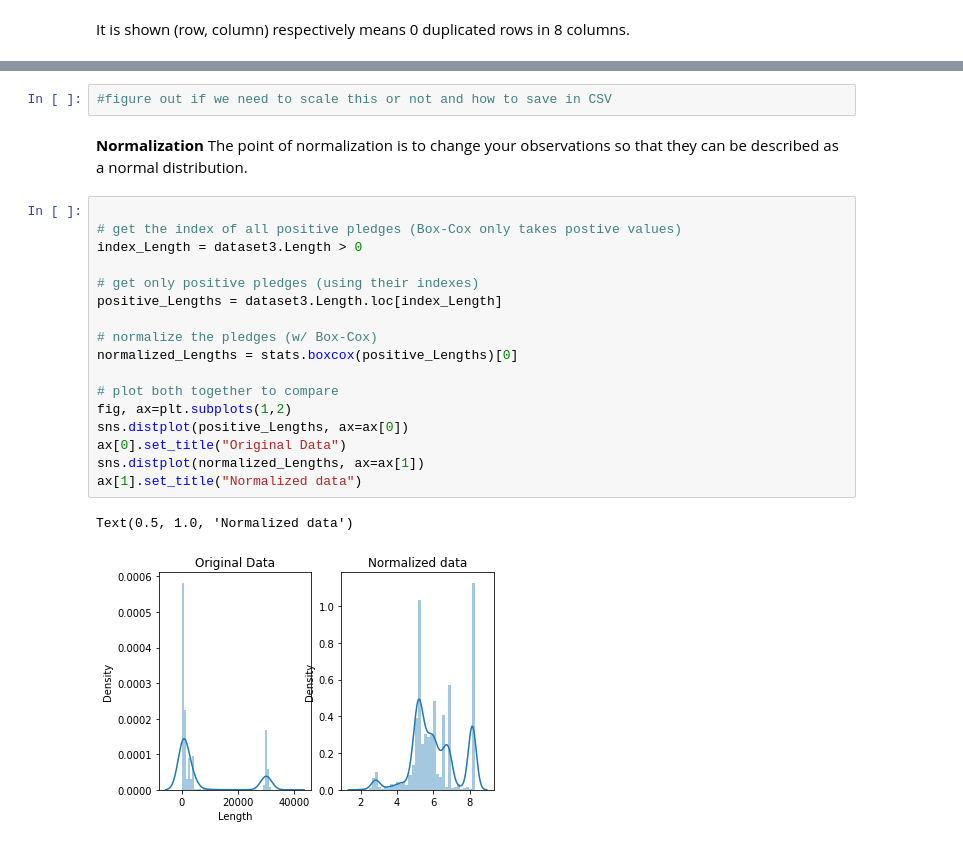
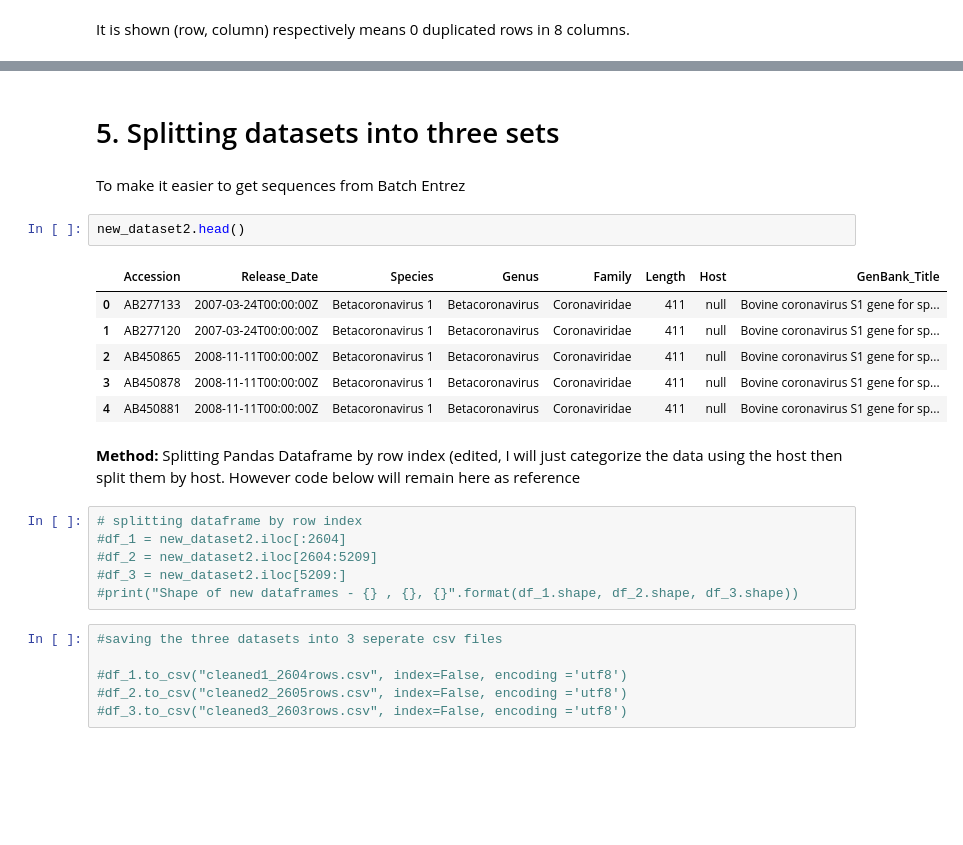
Before and after one commit to idchlyserut/Python_Learning, a Jupyter notebook: data_preprocessing.ipynb, the cells around one changed output, grey strips where cells are left out. Drawn from its saved outputs; the diff is of its cells as text; blank space fills up the shorter version.

```diff
--- a/data_preprocessing.ipynb
+++ b/data_preprocessing.ipynb
@@ -200,25 +202,27 @@ Text(0.5, 1.0, 'Scaled data')
-# %%
-#figure out if we need to scale this or not and how to save in CSV
-# %% [markdown]
-**Normalization**
-The point of normalization is to change your observations so that they can be described as a normal distribution.
-# %%
-
-# get the index of all positive pledges (Box-Cox only takes postive values)
-index_Length = dataset3.Length > 0
-
-# get only positive pledges (using their indexes)
-positive_Lengths = dataset3.Length.loc[index_Length]
-
-# normalize the pledges (w/ Box-Cox)
-normalized_Lengths = stats.boxcox(positive_Lengths)[0]
-
-# plot both together to compare
-fig, ax=plt.subplots(1,2)
-sns.distplot(positive_Lengths, ax=ax[0])
-ax[0].set_title("Original Data")
-sns.distplot(normalized_Lengths, ax=ax[1])
-ax[1].set_title("Normalized data")
-# %% [output]
-Text(0.5, 1.0, 'Normalized data')
-[figure, removed]
+# %% [markdown]
+# 5. Splitting datasets into three sets
+# %% [markdown]
+To make it easier to get sequences from Batch Entrez
+# %%
+new_dataset2.head()
+# %% [output]
+|  | Accession | Release_Date | Species | Genus | Family | Length | Host | GenBank_Title |
+| 0 | AB277133 | 2007-03-24T00:00:00Z | Betacoronavirus 1 | Betacoronavirus | Coronaviridae | 411 | null | Bovine coronavirus S1 gene for sp... |
+| 1 | AB277120 | 2007-03-24T00:00:00Z | Betacoronavirus 1 | Betacoronavirus | Coronaviridae | 411 | null | Bovine coronavirus S1 gene for sp... |
+| 2 | AB450865 | 2008-11-11T00:00:00Z | Betacoronavirus 1 | Betacoronavirus | Coronaviridae | 411 | null | Bovine coronavirus S1 gene for sp... |
+| 3 | AB450878 | 2008-11-11T00:00:00Z | Betacoronavirus 1 | Betacoronavirus | Coronaviridae | 411 | null | Bovine coronavirus S1 gene for sp... |
+| 4 | AB450881 | 2008-11-11T00:00:00Z | Betacoronavirus 1 | Betacoronavirus | Coronaviridae | 411 | null | Bovine coronavirus S1 gene for sp... |
+# %% [markdown]
+**Method:** Splitting Pandas Dataframe by row index (edited, I will just categorize the data using the host then split them by host. However code below will remain here as reference
+# %%
+# splitting dataframe by row index
+#df_1 = new_dataset2.iloc[:2604]
+#df_2 = new_dataset2.iloc[2604:5209]
+#df_3 = new_dataset2.iloc[5209:]
+#print("Shape of new dataframes - {} , {}, {}".format(df_1.shape, df_2.shape, df_3.shape))
+# %%
+#saving the three datasets into 3 seperate csv files
+
+#df_1.to_csv("cleaned1_2604rows.csv", index=False, encoding ='utf8')
+#df_2.to_csv("cleaned2_2605rows.csv", index=False, encoding ='utf8')
+#df_3.to_csv("cleaned3_2603rows.csv", index=False, encoding ='utf8')
```
Also changed, not shown: parts of 7 cells of this notebook.
